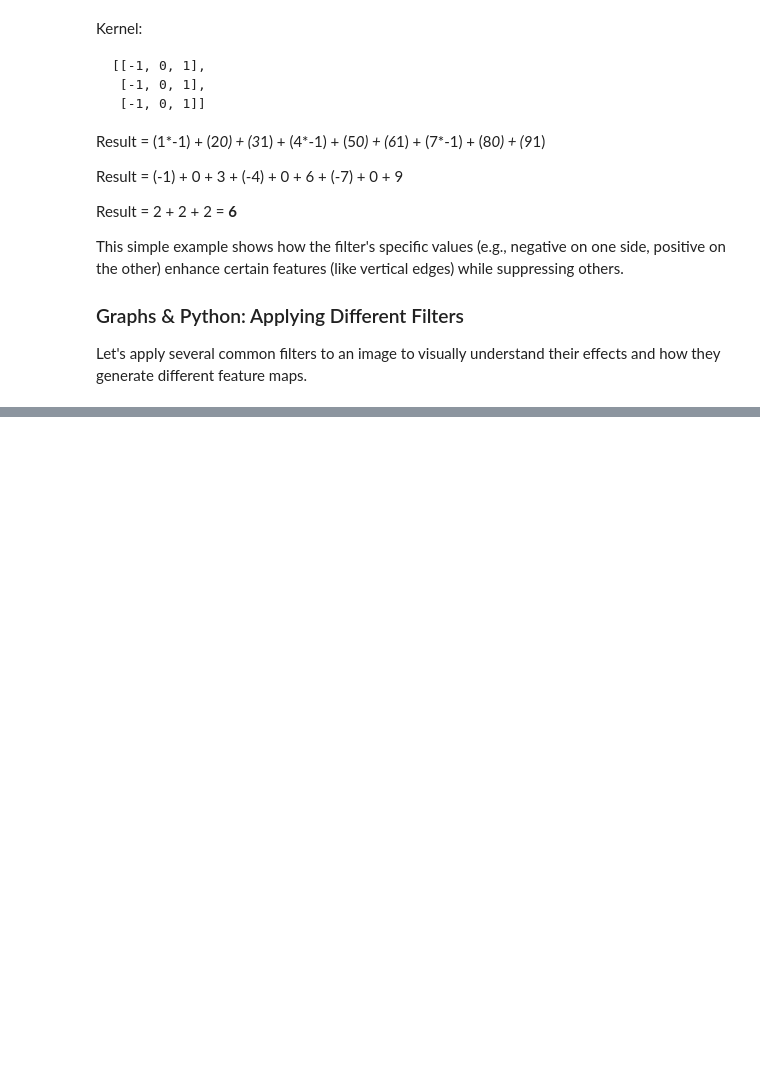
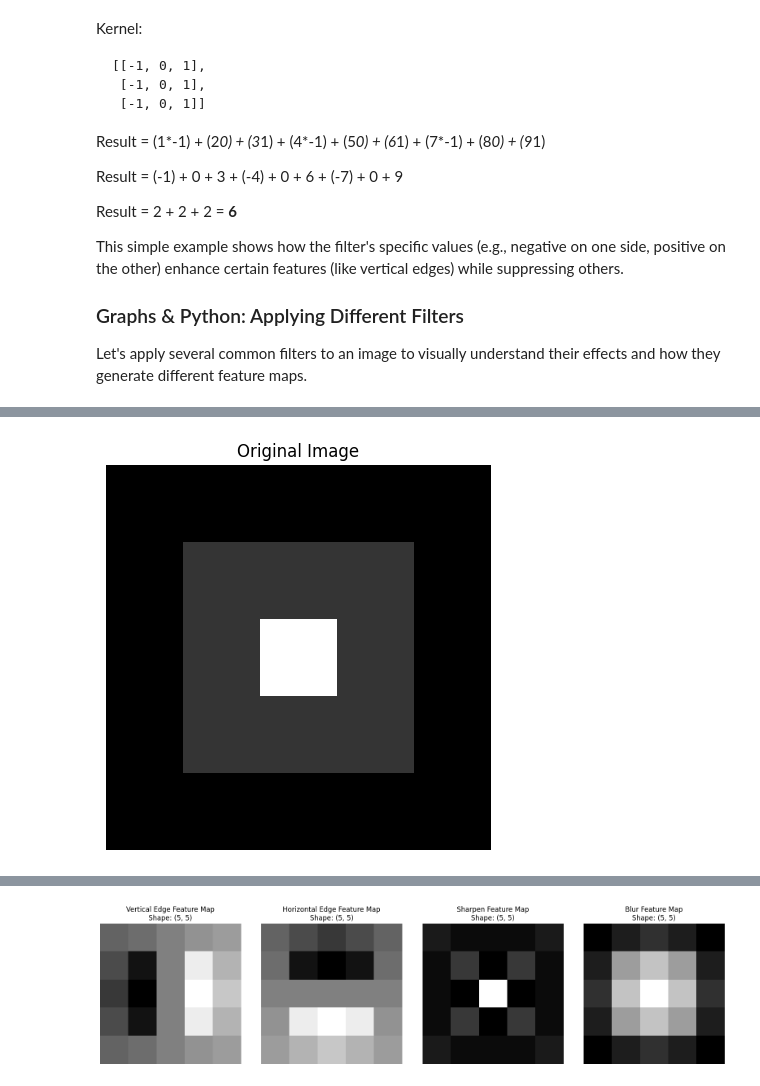
Before and after one commit to rsys-adsingh/Machine-Learning, a Jupyter notebook: study/Chapter_12.ipynb, the cells around one changed output, grey strips where cells are left out. Cells and saved outputs as stored; diff of their text form; code cells hidden in the pictures; blank space fills up the shorter version.

```diff
--- a/study/Chapter_12.ipynb
+++ b/study/Chapter_12.ipynb
@@ -799,0 +1336,67 @@ for name, kernel_matrix in filters.items():
+# %%
+import numpy as np
+import matplotlib.pyplot as plt
+from scipy.ndimage import convolve
+
+# Sample image (simple 5x5 image)
+image = np.array([
+    [10, 10, 10, 10, 10],
+    [10, 50, 50, 50, 10],
+    [10, 50, 200, 50, 10],
+    [10, 50, 50, 50, 10],
+    [10, 10, 10, 10, 10]
+], dtype=np.float32)
+
+# Define several common filters (kernels)
+filters = {
+    "Vertical Edge": np.array([
+        [-1, 0, 1],
+        [-1, 0, 1],
+        [-1, 0, 1]
+    ], dtype=np.float32),
+    "Horizontal Edge": np.array([
+        [-1, -1, -1],
+        [0, 0, 0],
+        [1, 1, 1]
+    ], dtype=np.float32),
+    "Sharpen": np.array([
+        [0, -1, 0],
+        [-1, 5, -1],
+        [0, -1, 0]
+    ], dtype=np.float32),
+    "Blur": np.array([
+        [1, 1, 1],
+        [1, 1, 1],
+        [1, 1, 1]
+    ], dtype=np.float32) / 9.0
+}
+
+# Plot the original image
+plt.figure(figsize=(5, 5))
+plt.imshow(image, cmap='gray')
+plt.title('Original Image')
+plt.axis('off')
+plt.show()
+
+# Apply each filter and plot the resulting feature map
+fig, axes = plt.subplots(1, len(filters), figsize=(4 * len(filters), 4))
+if len(filters) == 1: # Handle case of single filter for consistent indexing
+    axes = [axes]
+
+for i, (name, kernel_matrix) in enumerate(filters.items()):
+    # Perform convolution with 'valid' padding (no padding) and stride 1
+    feature_map = convolve(image, kernel_matrix, mode='constant', cval=0.0, origin=0)
+
+    axes[i].imshow(feature_map, cmap='gray')
+    axes[i].set_title(f'{name} Feature Map\nShape: {feature_map.shape}')
+    axes[i].axis('off')
+    print(f"--- {name} Feature Map ---")
+    print(f"Shape: {feature_map.shape}")
+    print("Feature Map:")
+    print(feature_map)
+    print("\n" + "="*40 + "\n")
+
+plt.tight_layout()
+plt.show()
+# %% [output]
+[figure, added]
@@ -799,0 +1420 @@ for name, kernel_matrix in filters.items():
+[figure, added]
```
Also changed, not shown: parts of 18 cells of this notebook.
